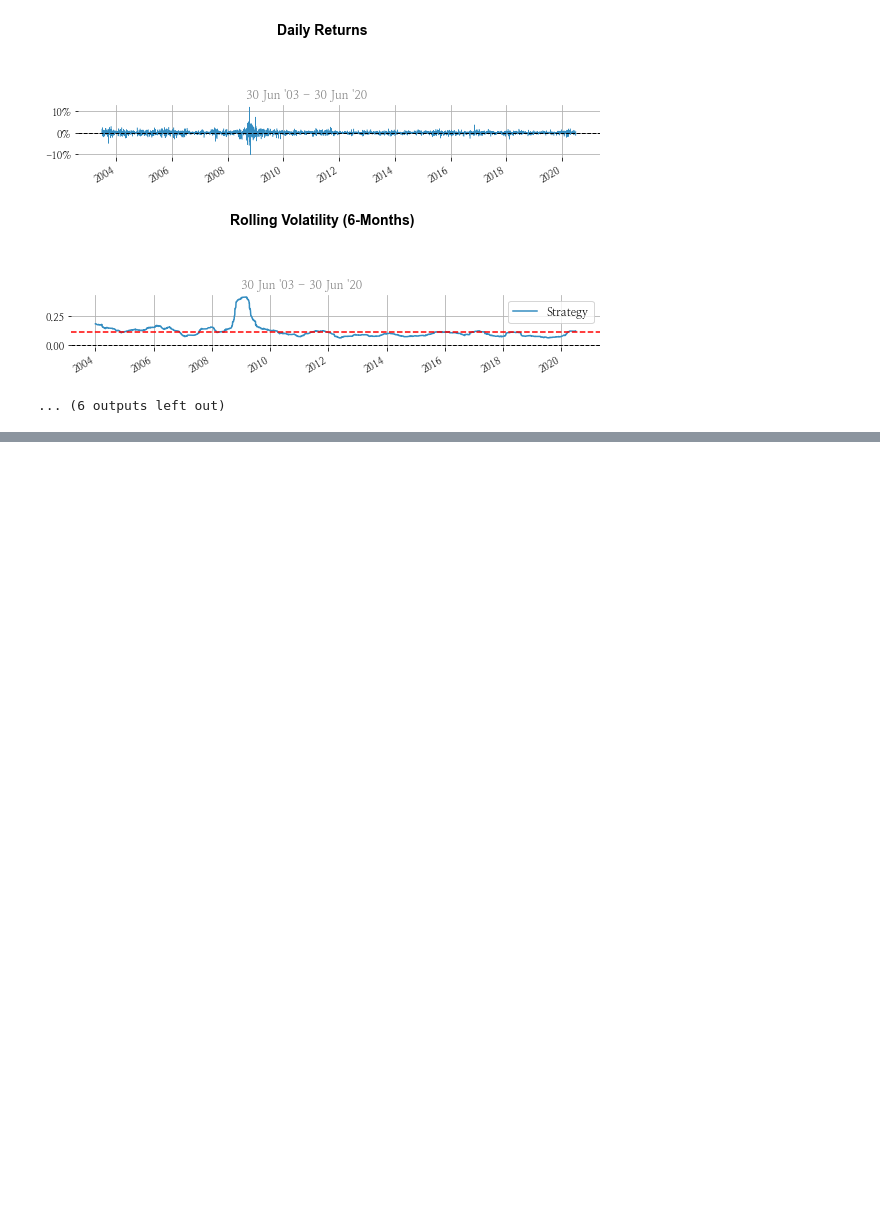
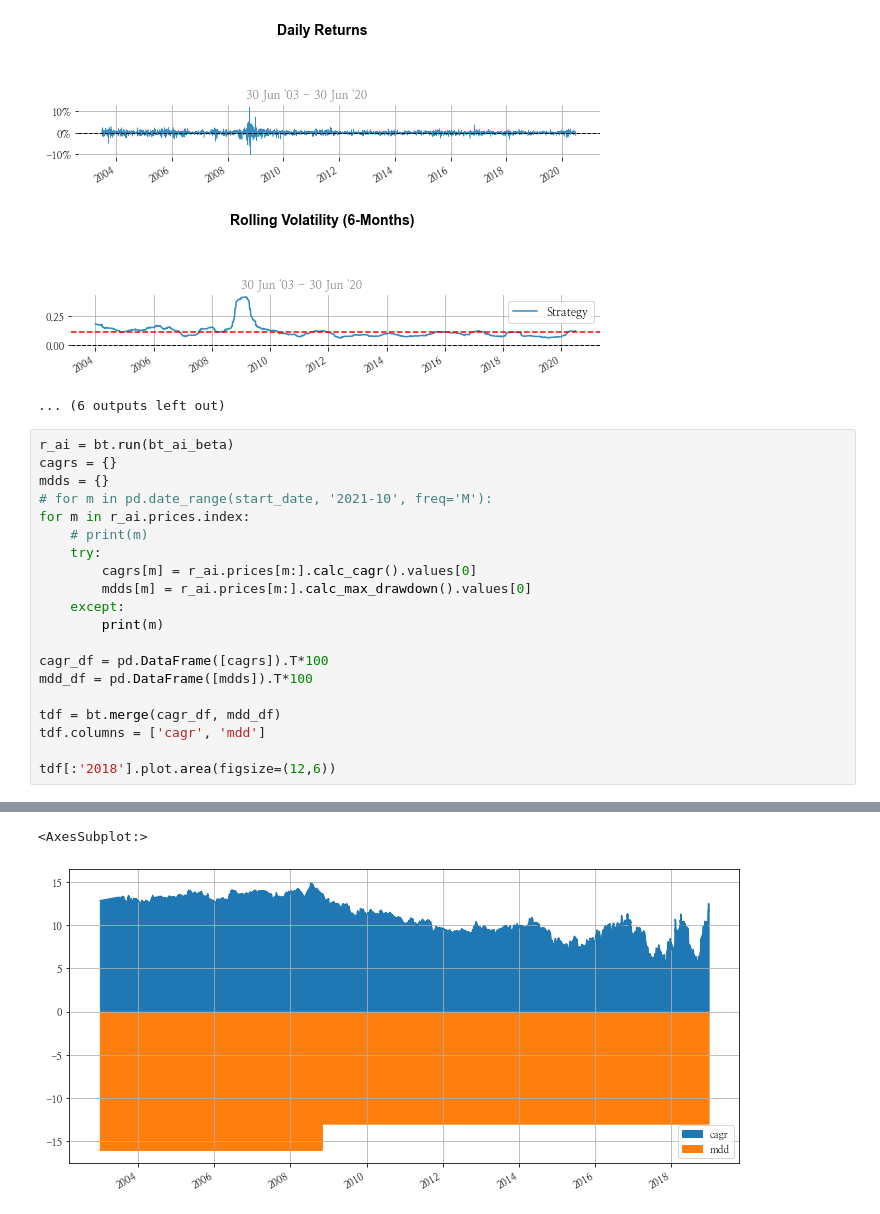
Before and after one commit to hermian/UPersAIBeta, a Jupyter notebook: 01.ai_beta_최적화.ipynb, the cells around one changed output, grey strips where cells are left out. Cells and saved outputs as stored; diff of their text form; blank space fills up the shorter version.

```diff
--- a/01.ai_beta_최적화.ipynb
+++ b/01.ai_beta_최적화.ipynb
@@ -258,3 +258,24 @@ Strategy Visualization
 [figure]
 [figure]
 ... (6 outputs left out)
+# %%
+r_ai = bt.run(bt_ai_beta)
+cagrs = {}
+mdds = {}
+# for m in pd.date_range(start_date, '2021-10', freq='M'):
+for m in r_ai.prices.index:
+    # print(m)
+    try:
+        cagrs[m] = r_ai.prices[m:].calc_cagr().values[0]
+        mdds[m] = r_ai.prices[m:].calc_max_drawdown().values[0]
+    except:
+        print(m)
+
+cagr_df = pd.DataFrame([cagrs]).T*100
+mdd_df = pd.DataFrame([mdds]).T*100
+
+tdf = bt.merge(cagr_df, mdd_df)
+tdf.columns = ['cagr', 'mdd']
+
+tdf[:'2018'].plot.area(figsize=(12,6))
+# %% [output]
@@ -260,0 +283,2 @@ Strategy Visualization
+<AxesSubplot:>
+[figure, added]
```
Also changed, not shown: parts of 2 cells of this notebook, 1 other file.
